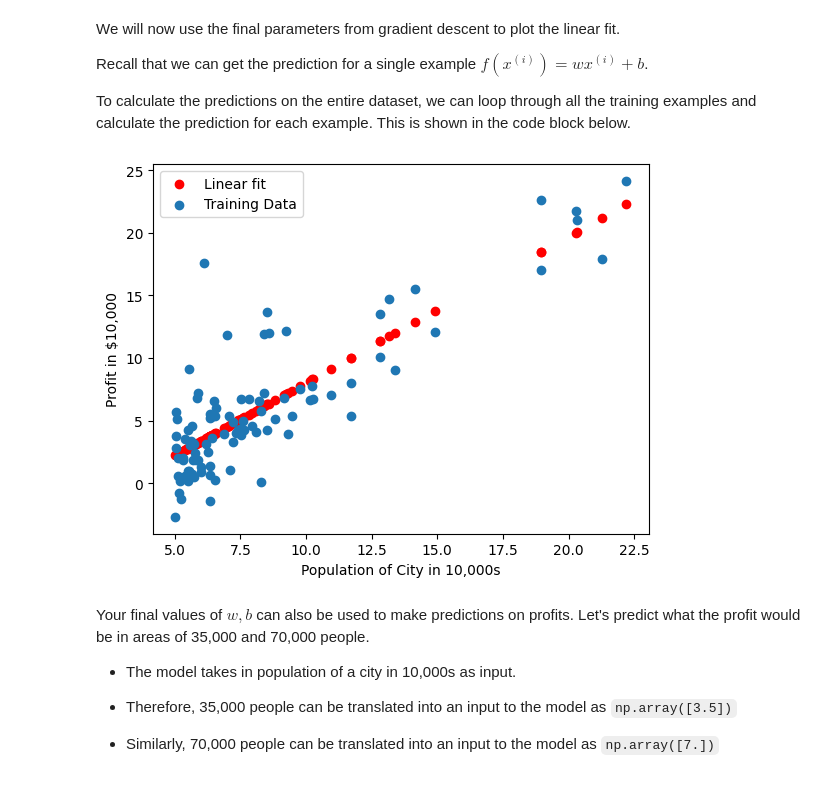
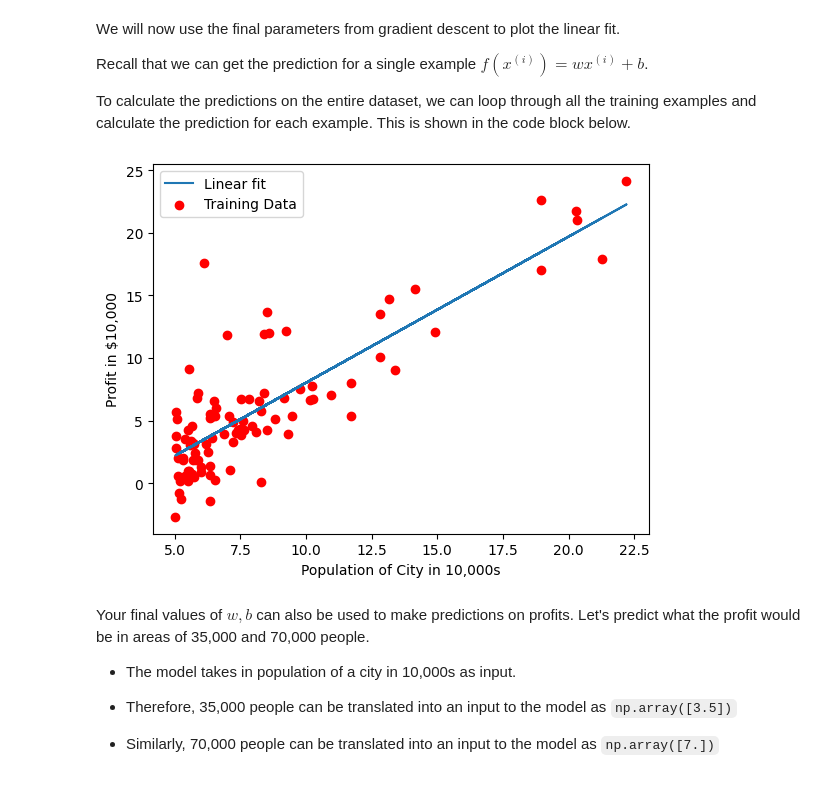
Before and after one commit to FischerWu/MV, a Jupyter notebook: Week 3 task/Week3_Loss_function_and_Optimization_Blank.ipynb, the cells around one changed output. Cells and saved outputs as stored; diff of their text form; code cells hidden in the pictures.

```diff
--- a/Week 3 task/Week3_Loss_function_and_Optimization_Blank.ipynb
+++ b/Week 3 task/Week3_Loss_function_and_Optimization_Blank.ipynb
@@ -213,6 +213,13 @@ def compute_cost(x, y, w, b):
     total_cost = 0
 
     ### START CODE HERE ###
+    '''
+    for i in range(m):
+        y_pred = w * x + b
+        cost = (y_pred - y[i])**2
+        total_cost += cost
+    total_cost = (1 / (2 * m)) * total_cost
+    '''
     y_pred = w * x + b;
     total_cost = (1 / (2 * m)) * np.sum((y_pred - y)**2)
 
@@ -310,7 +317,17 @@ def compute_gradient(x, y, w, b):
     dj_db = 0
 
     ### START CODE HERE ###
+    '''
+    for i in range(m):
+        y_pred = w * x + b
+        dw = y_pred - y[i]
+        db = (y_pred - y[i]) * x[i]
+        dj_dw += dw
+        dj_db += db
+    dj_dw = (1 / m) * dj_dw
+    dj_db = (1 / m) * dj_db
 
+    '''
 
     y_pred = w * x + b;
     dj_dw = (1 / m) * np.sum((y_pred - y)*x)
@@ -437,18 +454,18 @@ for i in range(m):
 # %%
 # Write the code to Plot the linear fit
 
 
-plt.scatter(x_train, predicted, color='r', label = 'Linear fit')
+plt.plot(x_train, predicted, label = 'Linear fit')
 plt.xlabel('Population of City in 10,000s')
 plt.ylabel('Profit in $10,000')
 
 
 # Create a scatter plot of the data.
-plt.scatter(x_train, y_train, label = 'Training Data')
+plt.scatter(x_train, y_train, color='r', label = 'Training Data')
 plt.legend()
 plt.show()
 # %% [output]
-[figure, old version]
+[figure, new version]
 # %% [markdown]
 Your final values of $w,b$ can also be used to make predictions on profits. Let's predict what the profit would be in areas of 35,000 and 70,000 people.
 
```
Also changed, not shown: parts of 1 cell of this notebook.
